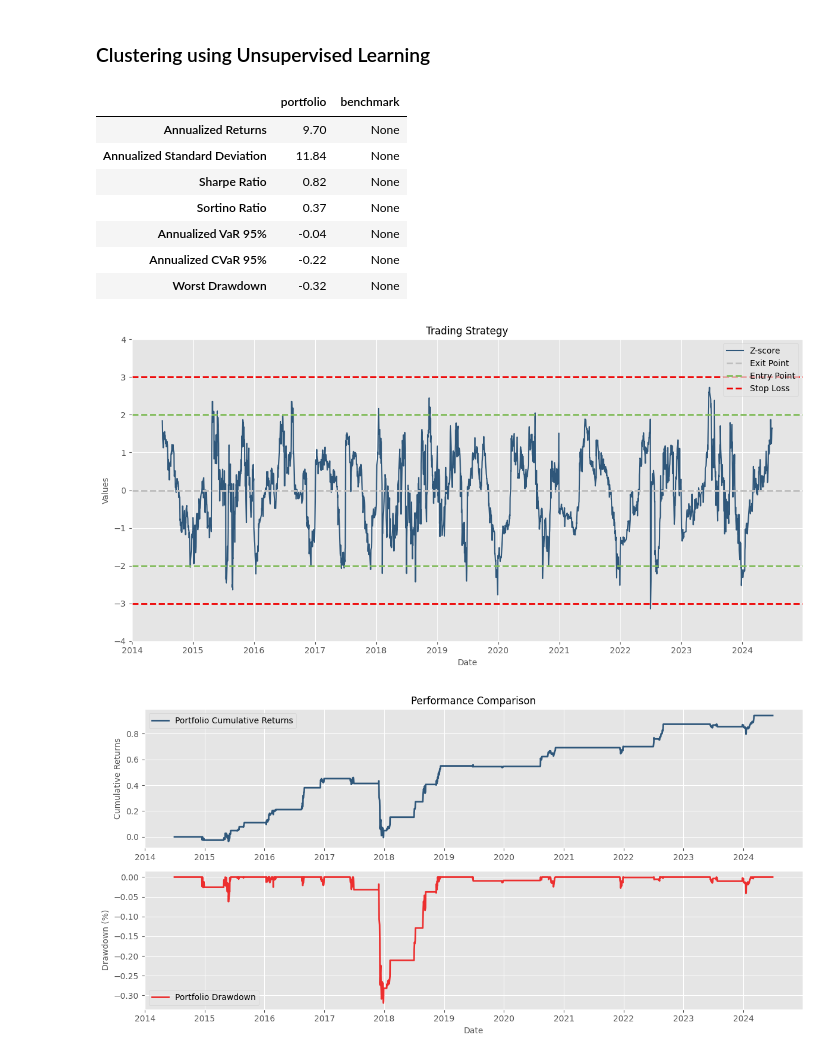
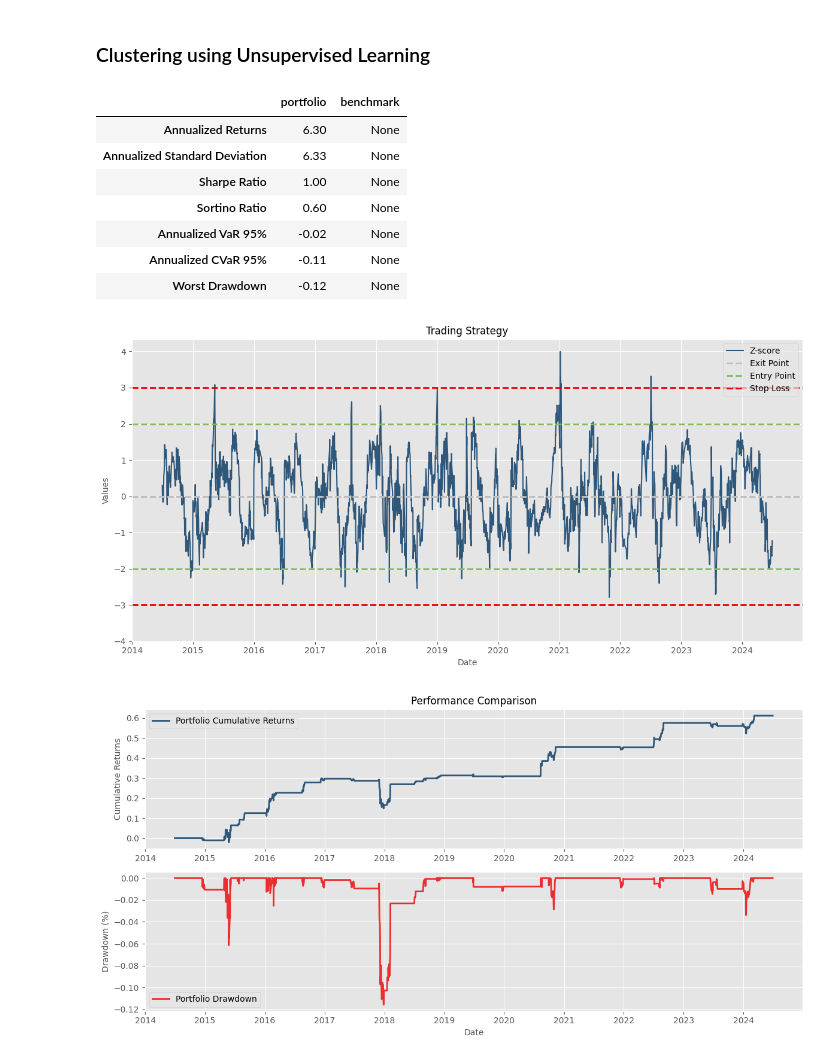
Before and after one commit to Maurice-1008/Pair_code, a Jupyter notebook: main.ipynb, the cells around one changed output. Saved outputs shown, nothing was run; the diff lists cells and outputs as text; code cells hidden in the pictures.

```diff
--- a/main.ipynb
+++ b/main.ipynb
@@ -351,7 +351,9 @@ class Backtest:
             Portfolio weights.
         """
 
-        return np.round(self._hedge_ratio / np.sum(self._hedge_ratio), 2)
+        weight = self._hedge_ratio / np.sum(self._hedge_ratio)
+        # return np.round(weight, 2)  # 直接用調整項的係數有時造成槓桿過大 (尤其是投資組合有多有空時)
+        return np.round(weight/sum(abs(weight)), 2)*1  # 按照比例調整成1倍槓桿
 
     def spread(self):
         """
@@ -441,7 +443,7 @@ class Backtest:
         signal = self.signal()
 
         # Loop through the data to calculate portfolio returns
-        for i in range(0, len(self.outofSample)):
+        for i in range(0, len(self.outofSample)):  # i為每天
             if signal.iloc[i, 0] == 1:
                 rtn = np.dot(self.weight(), stock_rtn.iloc[i]) - 0.0003 # minus transaction costs
             elif signal.iloc[i, 0] == -1:
@@ -756,9 +758,10 @@ n_components = 0.5  # 實證
 min_samples = 2  # 最少多少樣本才能構成一個cluster
 
 # Define an empty dictionary to store the results
-strategy = {}
+weights = {}
+zscore = {}
+signal = {}
 portfolio = {}
-weights = {}
 
 for i in range(1, len(inSample)+1):
 # for i in range(7, 8):
@@ -817,29 +820,42 @@ for i in range(1, len(inSample)+1):
         coint = Johansen(_inSample).n_coint_vectors()
         # print(Johansen(_inSample).Phi())
         if coint >= 1:
-            # Run backtest
+            ### Run backtest
             backtest = Backtest(
                 inSample = _inSample,
                 outofSample = _outofSample,
                 entry_point = entry_point,
                 exit_point = exit_point,
-                stop_loss = stop_loss
+                stop_loss = stop_loss,
+                k_ar_diff = 1
             )
-            strategy[i] = pd.DataFrame({"Z-score": backtest.z_score()}, index = _outofSample.index)
-            portfolio[i] = backtest.port_rtn()
+
             weights[i] = pd.DataFrame(
                 {"Asset": selected_columns, "Weight": backtest.weight()},
                 index=[i]*len(selected_columns)  # 使用實際選擇的股票數量
             )
+
+            zscore[i] = pd.DataFrame({"Z-score": backtest.z_score()}, index = _outofSample.index)
+            signal[i] = backtest.signal()
+            portfolio[i] = backtest.port_rtn()
+
             # print(f'直到第 {h+1} 次檢定出現共整合關係', '\nlabel:', int(list(testlist[h].keys())[0]))
             # print('symbols:', selected_columns)
             # print('------------------------------------------------------------------------')
+
             cointegrated = True
             break  # 找到共整合的群集後立即退出循環
-
     ## 如果所有群集都沒有共整合關係，設置空的投資組合
     if not cointegrated:
         portfolio[i] = pd.DataFrame([0] * len(_outofSample), index=_outofSample.index)
+
+    ## Generate reachability plot
+    # plt.figure(figsize=(12, 6))
+    # plt.plot(reachability[clust.ordering_], color = '#013360', linewidth=2, alpha=0.8)
+    # choose_label = int(list(testlist[h].keys())[0])  # 所選的label
+    # choose_index = cluster[cluster['labels'] == choose_label].index  # 所選的label對應的股票index
+    # plt.scatter(choose_index, reachability[clust.ordering_][choose_index], c='#ee0000')
+    # plt.title('Reachability plot', fontsize=12)
 
     ## Plot out of sample stock price
     # plt.figure(figsize=(12, 6))
@@ -853,44 +869,45 @@ for i in range(1, len(inSample)+1):
     # plt.legend(loc='best', framealpha=0.7)
     # plt.tight_layout()  # Optimize layout
 
 # concatenate all DataFrames into a single DataFrame
-strategy = pd.concat(strategy.values(), axis = 0)
+weights = pd.concat(weights.values(), axis = 0)  # 每組投資組合及權重
+zscore = pd.concat(zscore.values(), axis = 0)
+signal = pd.concat(signal.values(), axis = 0)
 portfolio = pd.concat(portfolio.values(), axis = 0)  # 日報酬
-weights = pd.concat(weights.values(), axis = 0)  # 每組投資組合及權重
 
 ### Plot z-score and signals
 plt.figure(figsize=(12, 6))
 
 plt.plot(strategy.index, strategy.iloc[:,0], label='Z-score', color='#013360', linewidth=1.5, alpha=0.8)
 plt.axhline(y=-exit_point, color='#bfbfbf', linestyle='--', linewidth=2, label='Exit Point')
 plt.axhline(y=exit_point, color='#bfbfbf', linestyle='--', linewidth=2)
 plt.axhline(y=-entry_point, color='#83bc5c', linestyle='--', linewidth=2, label='Entry Point')
 plt.axhline(y=entry_point, color='#83bc5c', linestyle='--', linewidth=2)
 plt.axhline(y=-stop_loss, color='#ee0000', linestyle='--', linewidth=2, label='Stop Loss')
 plt.axhline(y=stop_loss, color='#ee0000', linestyle='--', linewidth=2)
 
 # Formatting
 plt.yticks(np.arange(-4, 5, 1))  # Tick settings
 plt.title("Trading Strategy", fontsize=12)
 plt.xlabel('Date', fontsize=10)
 plt.ylabel('Values', fontsize=10)
 plt.legend(loc='best', framealpha=0.7)
 plt.tight_layout()  # Optimize layout
 
 performance = Performance(portfolio = portfolio)
 performance.plot_performance()
 performance.summary_table()
 # %% [output]
 |  | portfolio | benchmark |
-| Annualized Returns | 9.70 | None |
-| Annualized Standard Deviation | 11.84 | None |
-| Sharpe Ratio | 0.82 | None |
-| Sortino Ratio | 0.37 | None |
-| Annualized VaR 95% | -0.04 | None |
-| Annualized CVaR 95% | -0.22 | None |
-| Worst Drawdown | -0.32 | None |
+| Annualized Returns | 6.30 | None |
+| Annualized Standard Deviation | 6.33 | None |
+| Sharpe Ratio | 1.00 | None |
+| Sortino Ratio | 0.60 | None |
+| Annualized VaR 95% | -0.02 | None |
+| Annualized CVaR 95% | -0.11 | None |
+| Worst Drawdown | -0.12 | None |
-[figure, old version]
+[figure, new version]
-[figure, old version]
+[figure, new version]
 # %%
 portfolio.to_csv('Portfolio_Return.csv', index=True)
 weights.to_csv('Portfolio_Weights.csv', index=True)
```
Also changed, not shown: parts of 2 cells of this notebook, 2 other files.
